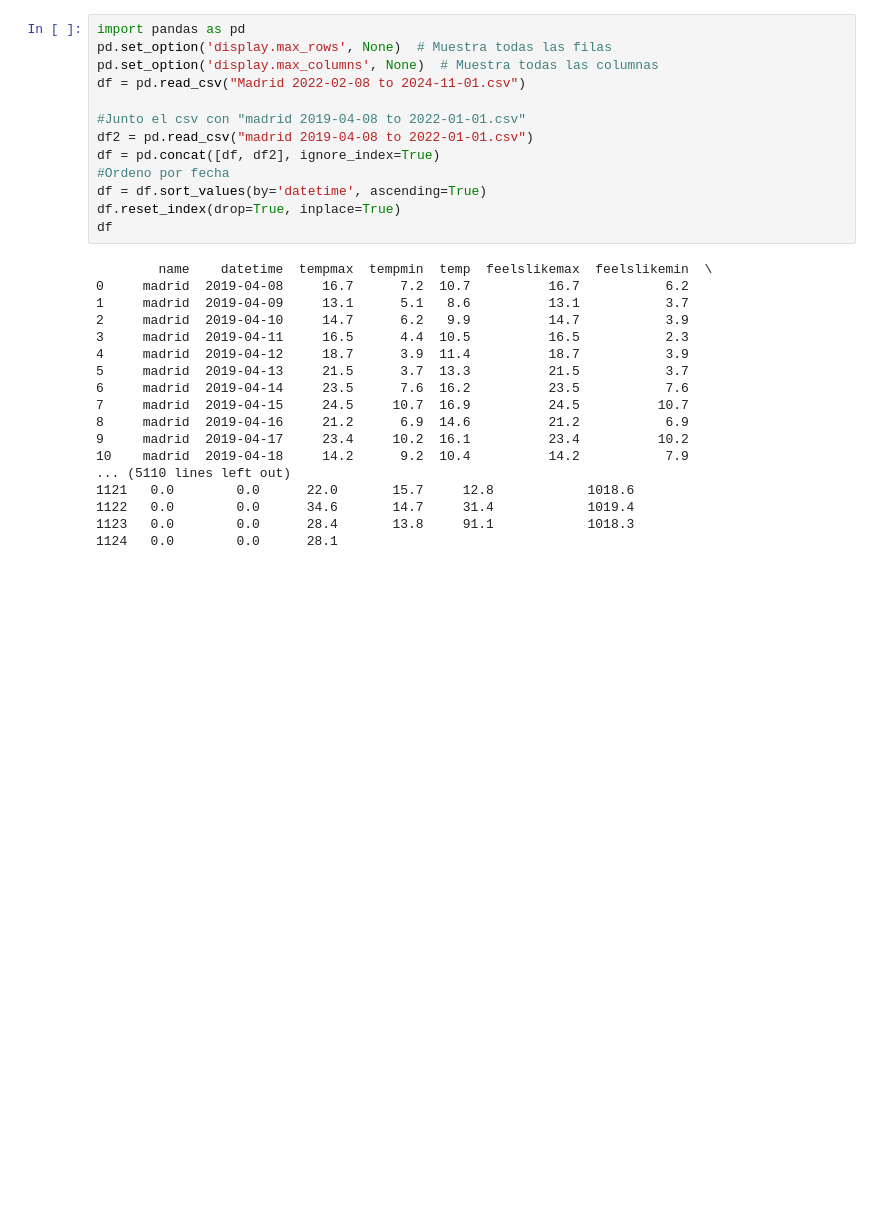
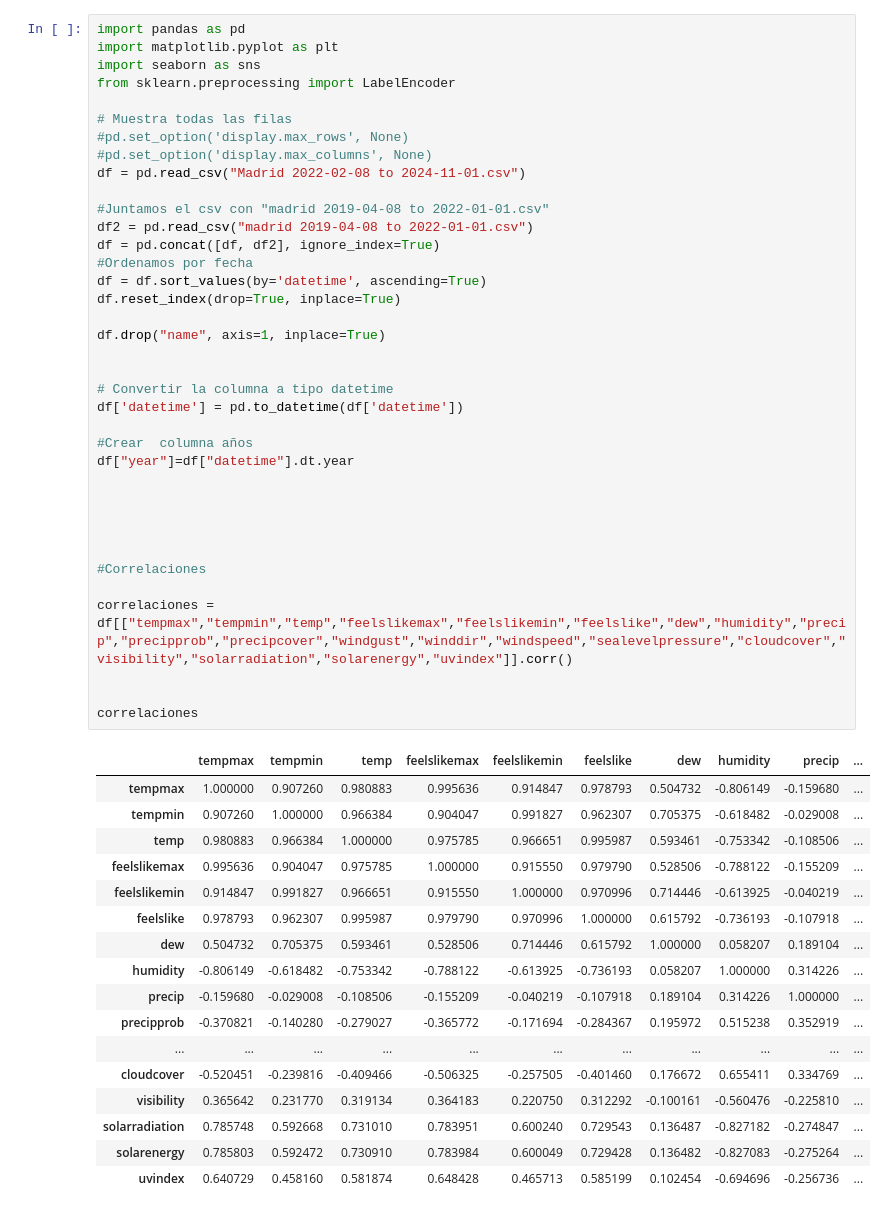
Before and after one commit to J0rge14/TrabajoTemperatura, a Jupyter notebook: temperatura.ipynb, the cells around one changed output. Drawn from its saved outputs; the diff is of its cells as text; blank space fills up the shorter version.

```diff
--- a/temperatura.ipynb
+++ b/temperatura.ipynb
@@ -1,31 +1,55 @@
 # %%
 import pandas as pd
-pd.set_option('display.max_rows', None)  # Muestra todas las filas
-pd.set_option('display.max_columns', None)  # Muestra todas las columnas
+import matplotlib.pyplot as plt
+import seaborn as sns
+from sklearn.preprocessing import LabelEncoder
+
+# Muestra todas las filas
+#pd.set_option('display.max_rows', None)
+#pd.set_option('display.max_columns', None)
 df = pd.read_csv("Madrid 2022-02-08 to 2024-11-01.csv")
 
-#Junto el csv con "madrid 2019-04-08 to 2022-01-01.csv"
+#Juntamos el csv con "madrid 2019-04-08 to 2022-01-01.csv"
 df2 = pd.read_csv("madrid 2019-04-08 to 2022-01-01.csv")
 df = pd.concat([df, df2], ignore_index=True)
-#Ordeno por fecha
+#Ordenamos por fecha
 df = df.sort_values(by='datetime', ascending=True)
 df.reset_index(drop=True, inplace=True)
-df
+
+df.drop("name", axis=1, inplace=True)
+
+
+# Convertir la columna a tipo datetime
+df['datetime'] = pd.to_datetime(df['datetime'])
+
+#Crear  columna años
+df["year"]=df["datetime"].dt.year
+
+
+
+
+
+#Correlaciones
+
+correlaciones = df[["tempmax","tempmin","temp","feelslikemax","feelslikemin","feelslike","dew","humidity","precip","precipprob","precipcover","windgust","winddir","windspeed","sealevelpressure","cloudcover","visibility","solarradiation","solarenergy","uvindex"]].corr()
+
+
+correlaciones
 # %% [output]
-        name    datetime  tempmax  tempmin  temp  feelslikemax  feelslikemin  \
-0     madrid  2019-04-08     16.7      7.2  10.7          16.7           6.2
-1     madrid  2019-04-09     13.1      5.1   8.6          13.1           3.7
-2     madrid  2019-04-10     14.7      6.2   9.9          14.7           3.9
-3     madrid  2019-04-11     16.5      4.4  10.5          16.5           2.3
-4     madrid  2019-04-12     18.7      3.9  11.4          18.7           3.9
-5     madrid  2019-04-13     21.5      3.7  13.3          21.5           3.7
-6     madrid  2019-04-14     23.5      7.6  16.2          23.5           7.6
-7     madrid  2019-04-15     24.5     10.7  16.9          24.5          10.7
-8     madrid  2019-04-16     21.2      6.9  14.6          21.2           6.9
-9     madrid  2019-04-17     23.4     10.2  16.1          23.4          10.2
-10    madrid  2019-04-18     14.2      9.2  10.4          14.2           7.9
-... (5110 lines left out)
-1121   0.0        0.0      22.0       15.7     12.8            1018.6
-1122   0.0        0.0      34.6       14.7     31.4            1019.4
-1123   0.0        0.0      28.4       13.8     91.1            1018.3
-1124   0.0        0.0      28.1
+|  | tempmax | tempmin | temp | feelslikemax | feelslikemin | feelslike | dew | humidity | precip | ... |
+| tempmax | 1.000000 | 0.907260 | 0.980883 | 0.995636 | 0.914847 | 0.978793 | 0.504732 | -0.806149 | -0.159680 | ... |
+| tempmin | 0.907260 | 1.000000 | 0.966384 | 0.904047 | 0.991827 | 0.962307 | 0.705375 | -0.618482 | -0.029008 | ... |
+| temp | 0.980883 | 0.966384 | 1.000000 | 0.975785 | 0.966651 | 0.995987 | 0.593461 | -0.753342 | -0.108506 | ... |
+| feelslikemax | 0.995636 | 0.904047 | 0.975785 | 1.000000 | 0.915550 | 0.979790 | 0.528506 | -0.788122 | -0.155209 | ... |
+| feelslikemin | 0.914847 | 0.991827 | 0.966651 | 0.915550 | 1.000000 | 0.970996 | 0.714446 | -0.613925 | -0.040219 | ... |
+| feelslike | 0.978793 | 0.962307 | 0.995987 | 0.979790 | 0.970996 | 1.000000 | 0.615792 | -0.736193 | -0.107918 | ... |
+| dew | 0.504732 | 0.705375 | 0.593461 | 0.528506 | 0.714446 | 0.615792 | 1.000000 | 0.058207 | 0.189104 | ... |
+| humidity | -0.806149 | -0.618482 | -0.753342 | -0.788122 | -0.613925 | -0.736193 | 0.058207 | 1.000000 | 0.314226 | ... |
+| precip | -0.159680 | -0.029008 | -0.108506 | -0.155209 | -0.040219 | -0.107918 | 0.189104 | 0.314226 | 1.000000 | ... |
+| precipprob | -0.370821 | -0.140280 | -0.279027 | -0.365772 | -0.171694 | -0.284367 | 0.195972 | 0.515238 | 0.352919 | ... |
+| ... | ... | ... | ... | ... | ... | ... | ... | ... | ... | ... |
+| cloudcover | -0.520451 | -0.239816 | -0.409466 | -0.506325 | -0.257505 | -0.401460 | 0.176672 | 0.655411 | 0.334769 | ... |
+| visibility | 0.365642 | 0.231770 | 0.319134 | 0.364183 | 0.220750 | 0.312292 | -0.100161 | -0.560476 | -0.225810 | ... |
+| solarradiation | 0.785748 | 0.592668 | 0.731010 | 0.783951 | 0.600240 | 0.729543 | 0.136487 | -0.827182 | -0.274847 | ... |
+| solarenergy | 0.785803 | 0.592472 | 0.730910 | 0.783984 | 0.600049 | 0.729428 | 0.136482 | -0.827083 | -0.275264 | ... |
+| uvindex | 0.640729 | 0.458160 | 0.581874 | 0.648428 | 0.465713 | 0.585199 | 0.102454 | -0.694696 | -0.256736 | ... |
```
Also changed, not shown: parts of 6 cells of this notebook, 1 other file.
